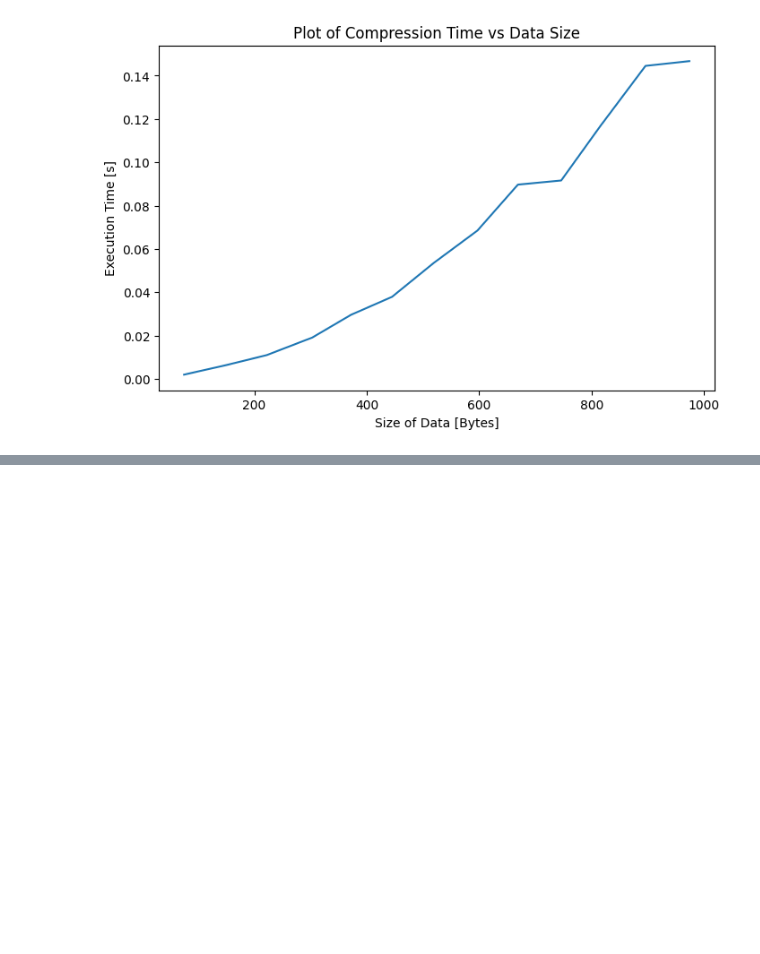
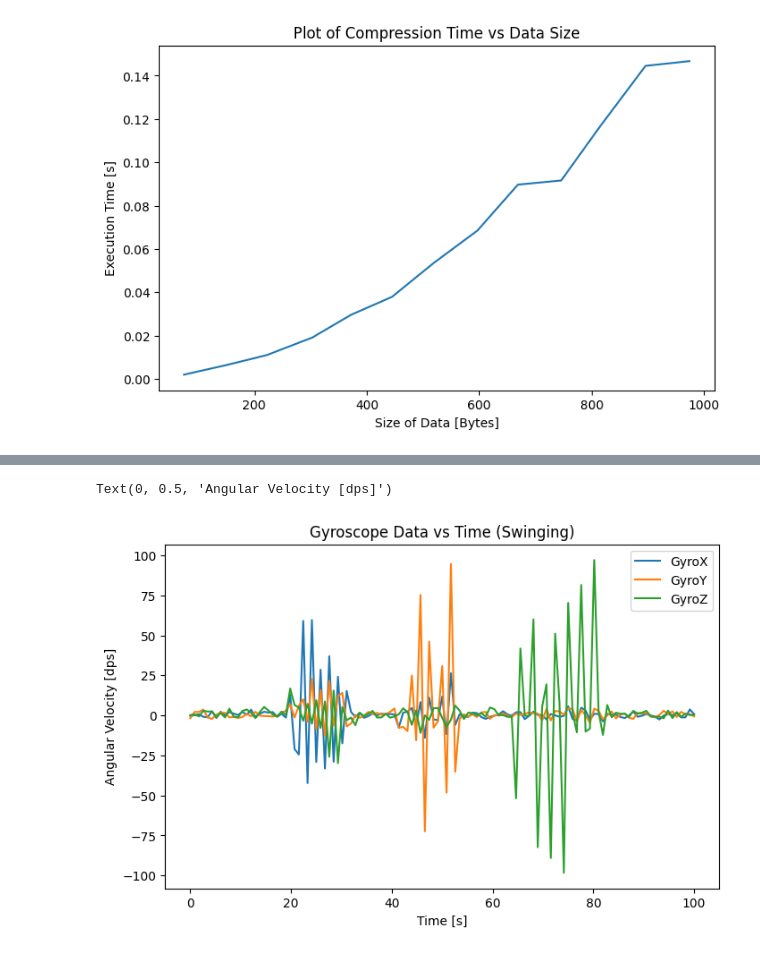
Before and after one commit to DylHellig/EEE3097S_IMU, a Jupyter notebook: m3_tests/plots.ipynb, the cells around one changed output, grey strips where cells are left out. Saved outputs shown, nothing was run; the diff lists cells and outputs as text; code cells hidden in the pictures; blank space fills up the shorter version.

```diff
--- a/m3_tests/plots.ipynb
+++ b/m3_tests/plots.ipynb
@@ -42,0 +157,30 @@ with open('ciphertext.txt', 'r') as f:
+# %%
+with open('gyro.txt', 'r') as f:
+    data = f.readlines()
+
+gx = []
+gy = []
+gz = []
+for d in data:
+    x = d[:-2].split(',')
+    gx.append(float(x[0]))
+    gy.append(float(x[1]))
+    gz.append(float(x[2]))
+# %%
+gx = np.array(gx)
+gy = np.array(gy)
+gz = np.array(gz)
+# %%
+t = np.linspace(0,100, gx.size)
+# %%
+plt.figure(figsize=(8,5))
+plt.plot(t, gx, label="GyroX")
+plt.plot(t, gy, label="GyroY")
+plt.plot(t, gz, label="GyroZ")
+plt.legend()
+plt.title("Gyroscope Data vs Time (Swinging)")
+plt.xlabel("Time [s]")
+plt.ylabel("Angular Velocity [dps]")
+# %% [output]
+Text(0, 0.5, 'Angular Velocity [dps]')
+[figure, added]
```
Also changed, not shown: parts of 27 cells of this notebook, 24 other files.
